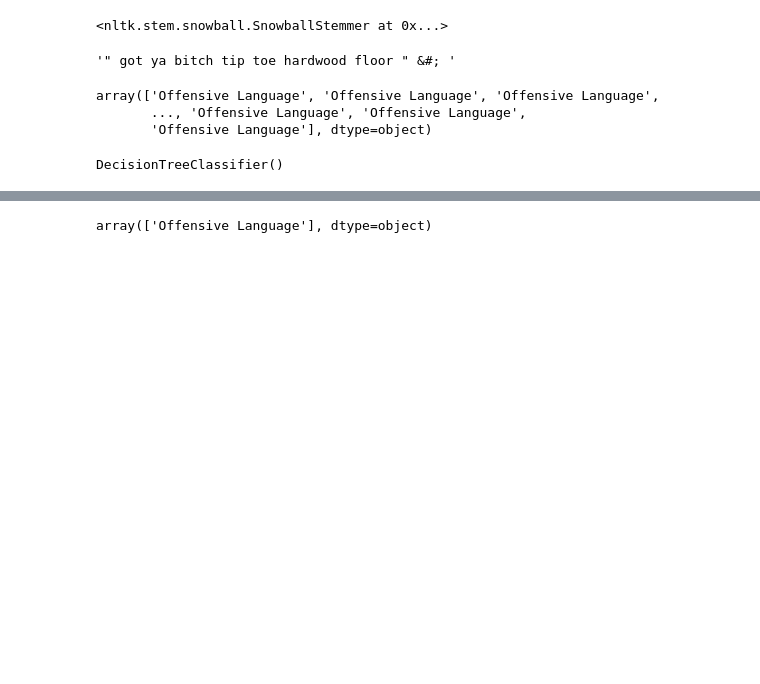
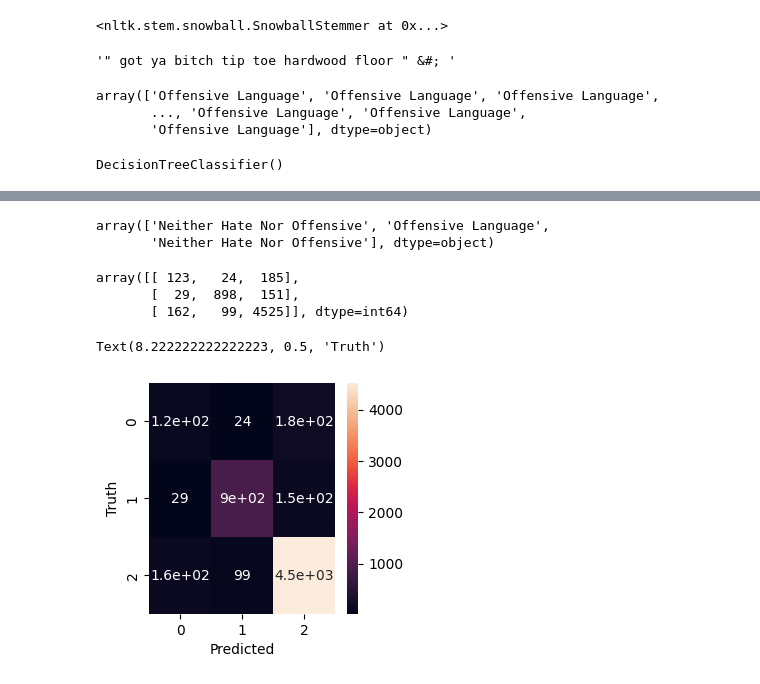
Before and after one commit to Rachit-Mittal-10/Hate-Speech-ML-Project, a Jupyter notebook: HateSpeech.ipynb, the cells around one changed output, grey strips where cells are left out. Drawn from its saved outputs; the diff is of its cells as text; code cells hidden in the pictures; blank space fills up the shorter version.

Commit message:
Confusion Matrix Added

```diff
--- a/HateSpeech.ipynb
+++ b/HateSpeech.ipynb
@@ -158,4 +153,5 @@ y_hat2 = model.predict(tweet_test2)
-# %%
-y_hat2
-# %% [output]
-array(['Offensive Language'], dtype=object)
+# %%
+y_hat_
+# %% [output]
+array(['Neither Hate Nor Offensive', 'Offensive Language',
+       'Neither Hate Nor Offensive'], dtype=object)
@@ -161,0 +162,15 @@ array(['Offensive Language'], dtype=object)
+# %%
+cm = confusion_matrix(y_pred,y_test)
+cm
+# %% [output]
+array([[ 123,   24,  185],
+       [  29,  898,  151],
+       [ 162,   99, 4525]], dtype=int64)
+# %%
+plt.figure(figsize = (3,3))
+sn.heatmap(cm,annot = True)
+plt.xlabel("Predicted")
+plt.ylabel("Truth")
+# %% [output]
+Text(8.222222222222223, 0.5, 'Truth')
+[figure, added]
```
Also changed, not shown: parts of 6 cells of this notebook.
